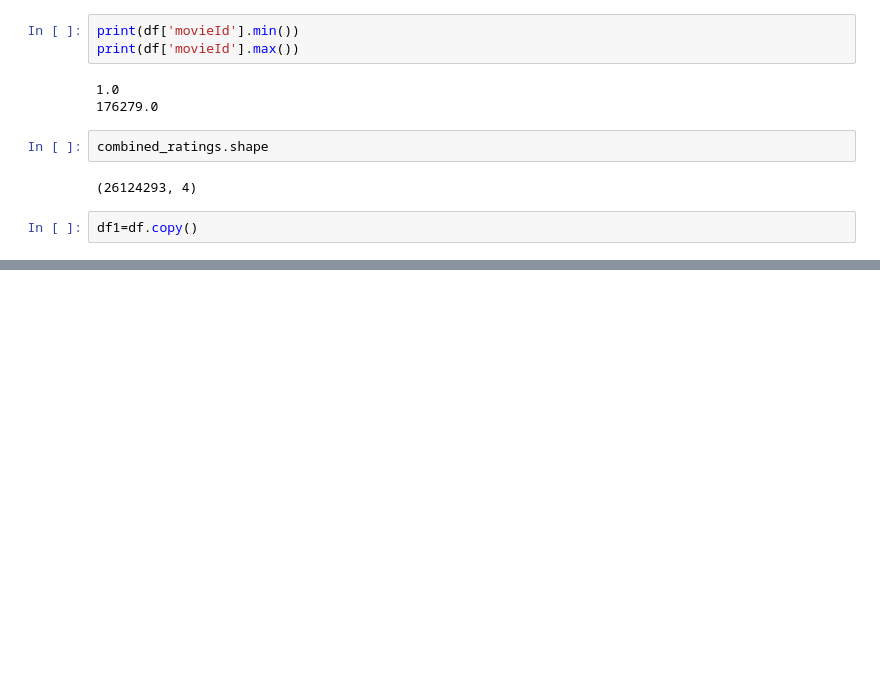
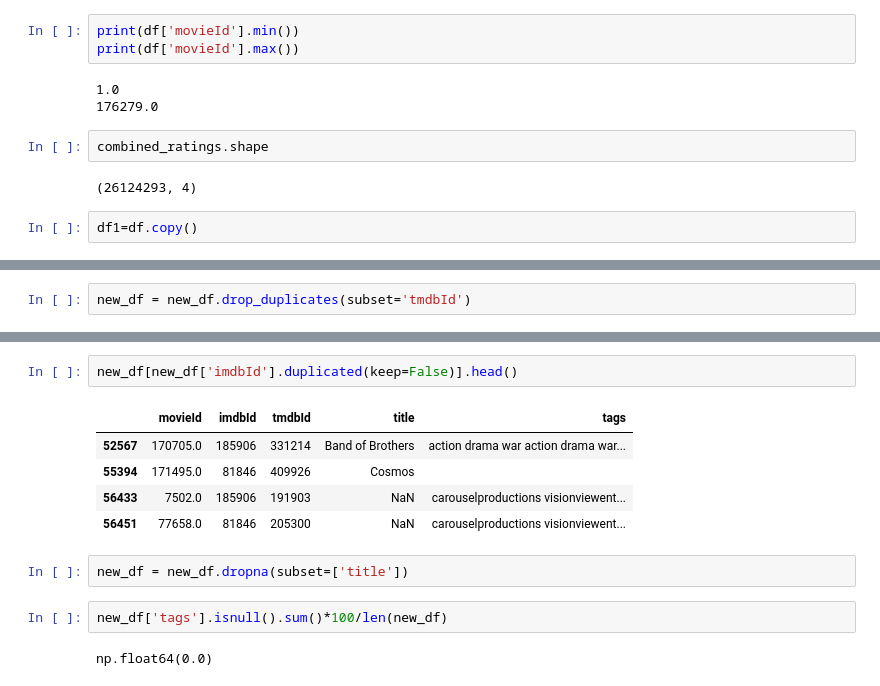
Before and after one commit to Himanshu7d3/CINEIQ, a Jupyter notebook: Data_Gathering.ipynb, the cells around one changed output, grey strips where cells are left out. Drawn from its saved outputs; the diff is of its cells as text; blank space fills up the shorter version.

```diff
--- a/Data_Gathering.ipynb
+++ b/Data_Gathering.ipynb
@@ -460,0 +852,2 @@ memory usage: 781.4+ KB
+# %%
+new_df = new_df.drop_duplicates(subset='tmdbId')
@@ -460,0 +862,14 @@ memory usage: 781.4+ KB
+# %%
+new_df[new_df['imdbId'].duplicated(keep=False)].head()
+# %% [output]
+|  | movieId | imdbId | tmdbId | title | tags |
+| 52567 | 170705.0 | 185906 | 331214 | Band of Brothers | action drama war action drama war... |
+| 55394 | 171495.0 | 81846 | 409926 | Cosmos |  |
+| 56433 | 7502.0 | 185906 | 191903 | NaN | carouselproductions visionviewent... |
+| 56451 | 77658.0 | 81846 | 205300 | NaN | carouselproductions visionviewent... |
+# %%
+new_df = new_df.dropna(subset=['title'])
+# %%
+new_df['tags'].isnull().sum()*100/len(new_df)
+# %% [output]
+np.float64(0.0)
```
Also changed, not shown: parts of 94 cells of this notebook.
